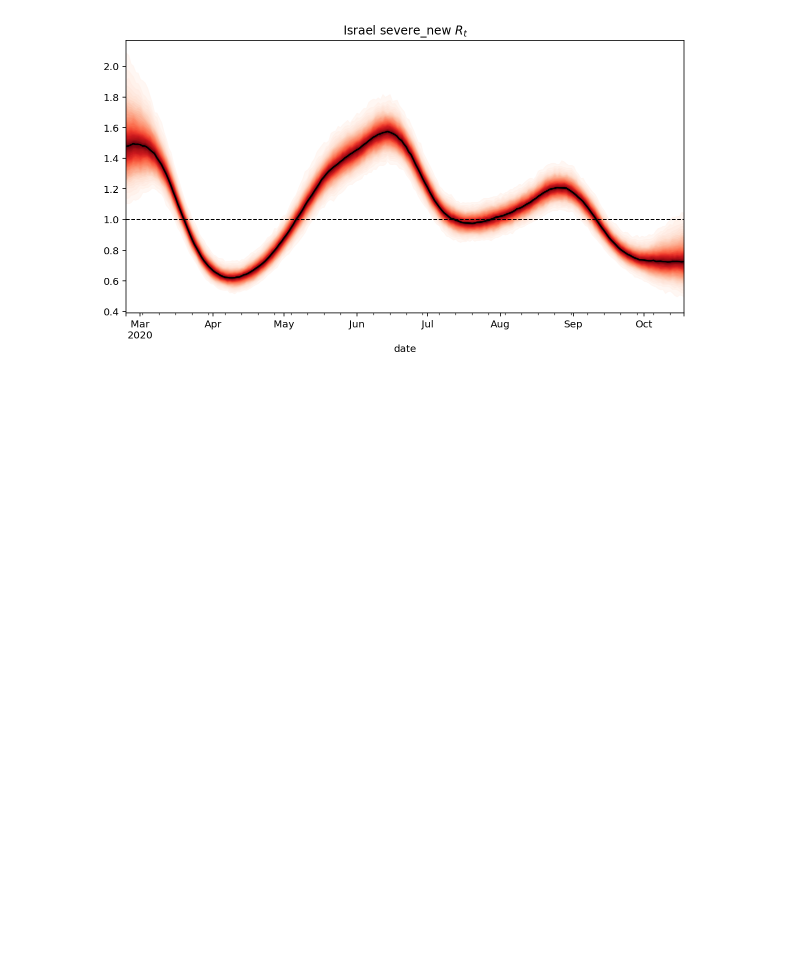
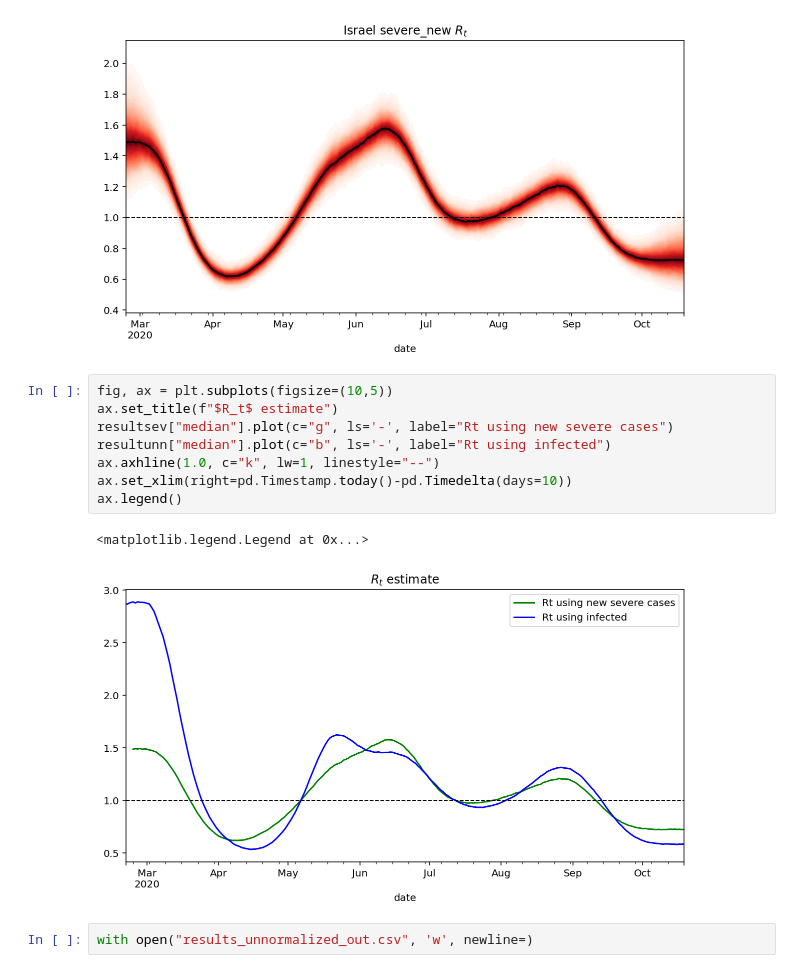
Before and after one commit to asafpr/covid-model, a Jupyter notebook: notebooks/rtlive-Israel-model.ipynb, the cells around one changed output. Cells and saved outputs as stored; diff of their text form; blank space fills up the shorter version.

```diff
--- a/notebooks/rtlive-Israel-model.ipynb
+++ b/notebooks/rtlive-Israel-model.ipynb
@@ -251,3 +252,16 @@ ax.set_xlim(right=pd.Timestamp.today()-pd.Timedelta(days=10))
 fig.set_facecolor('w')
 # %% [output]
 [figure]
+# %%
+fig, ax = plt.subplots(figsize=(10,5))
+ax.set_title(f"$R_t$ estimate")
+resultsev["median"].plot(c="g", ls='-', label="Rt using new severe cases")
+resultunn["median"].plot(c="b", ls='-', label="Rt using infected")
+ax.axhline(1.0, c="k", lw=1, linestyle="--")
+ax.set_xlim(right=pd.Timestamp.today()-pd.Timedelta(days=10))
+ax.legend()
+# %% [output]
+<matplotlib.legend.Legend at 0x...>
+[figure, added]
+# %%
+with open("results_unnormalized_out.csv", 'w', newline=)
```
Also changed, not shown: parts of 8 cells of this notebook, 1 other file.
